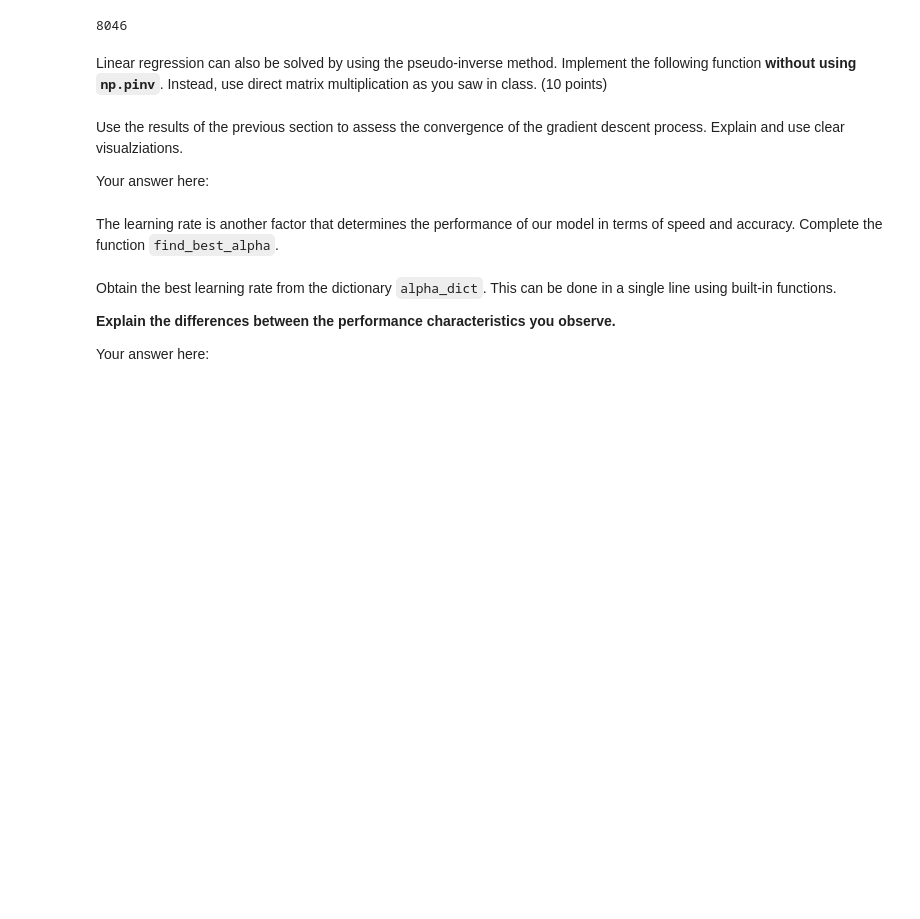
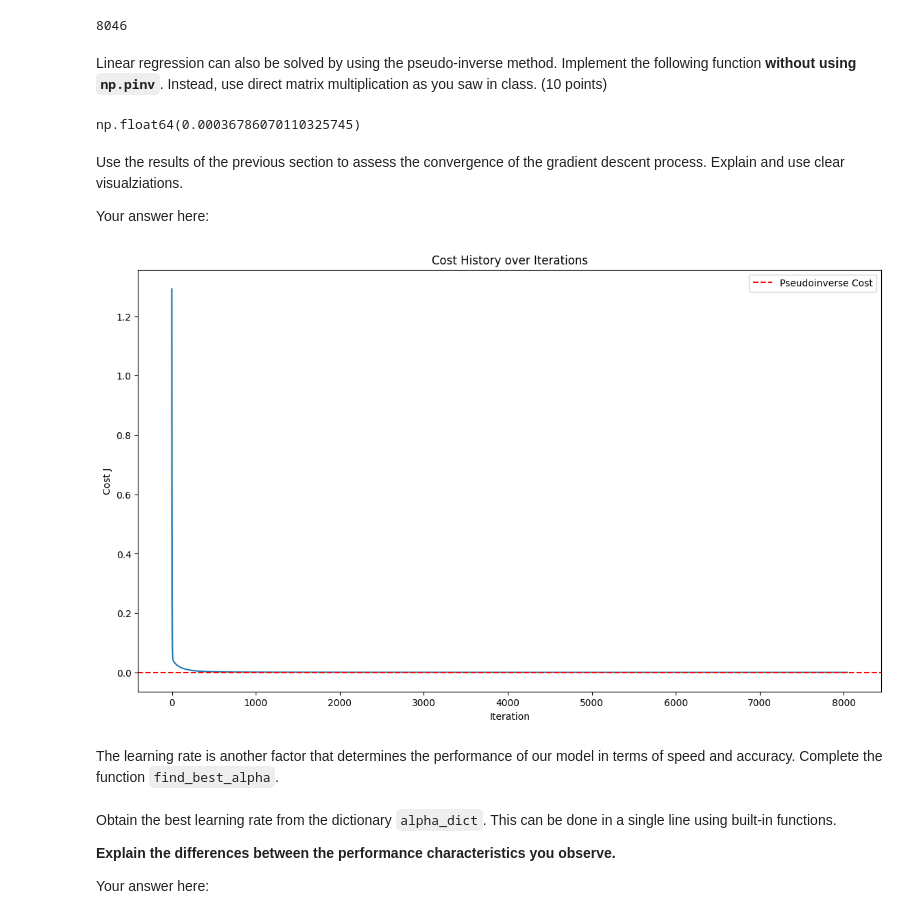
Before and after one commit to Evyatar-shaked/dani-and-evyatar-ML, a Jupyter notebook: HW2/hw2.ipynb, the cells around one changed output. Drawn from its saved outputs; the diff is of its cells as text; code cells hidden in the pictures; blank space fills up the shorter version.

Commit message:
looks good start at find_best_alpha :)

```diff
--- a/HW2/hw2.ipynb
+++ b/HW2/hw2.ipynb
@@ -382,7 +382,11 @@ def pinv(X, y):
     ###########################################################################
     # TODO: Implement the pseudoinverse algorithm.                            #
     ###########################################################################
-
+    if X.shape[0] == X.shape[1]:
+        # Square matrix
+        pinv_theta = np.linalg.inv(X) @ y
+    else:
+        pinv_theta = np.linalg.inv(X.T @ X) @ X.T @ y
     ###########################################################################
     #                             END OF YOUR CODE                            #
     ###########################################################################
@@ -390,6 +394,9 @@ def pinv(X, y):
 # %%
 theta_pinv = pinv(X,y)
 J_pinv = compute_cost(X, y, theta_pinv)
+J_pinv
+# %% [output]
+np.float64(0.00036786070110325745)
 # %% [markdown]
 Use the results of the previous section to assess the convergence of the gradient descent process. Explain and use clear visualziations.
 
@@ -401,3 +404,19 @@ Your answer here:
+# %%
+# Your code starts here
+def plot_cost_history(J_history,J_pinv):
+    plt.plot(J_history)
+    plt.xlabel('Iteration')
+    plt.ylabel('Cost J')
+    plt.title('Cost History over Iterations')
+    plt.axhline(y=J_pinv, color='r', linestyle='--', label='Pseudoinverse Cost')
+    plt.legend()
+    plt.show()
+
+plot_cost_history(J_history, J_pinv)
+
+# Your code ends here
+# %% [output]
+[figure, added]
 # %% [markdown]
 The learning rate is another factor that determines the performance of our model in terms of speed and accuracy. Complete the function `find_best_alpha`.
 # %%
```
Also changed, not shown: parts of 1 cell of this notebook.
